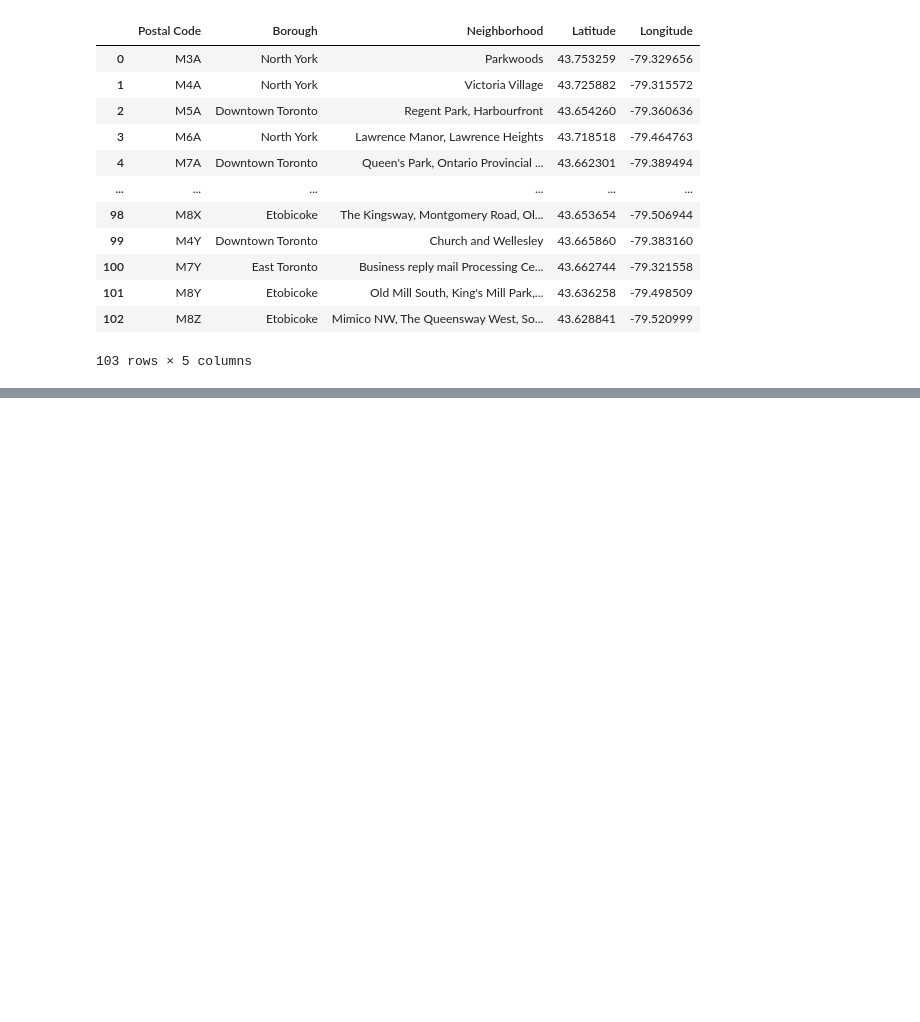
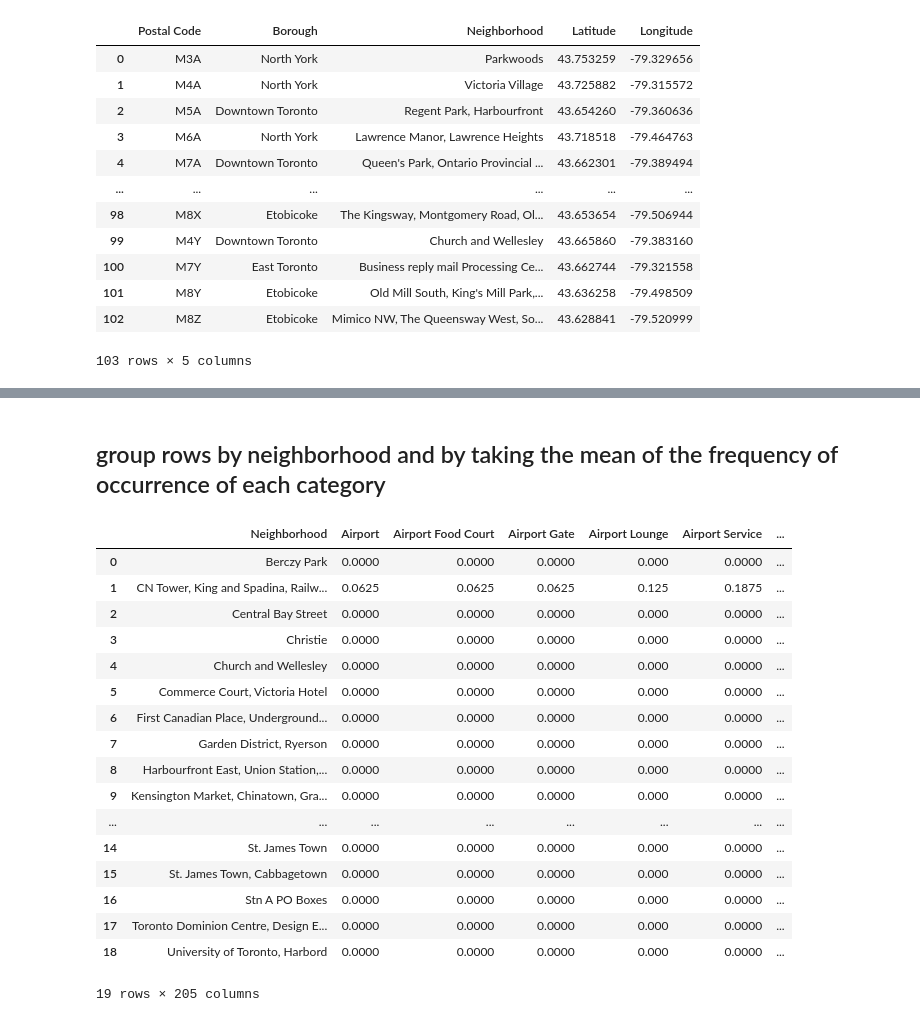
Before and after one commit to ryman016/Coursera_Capstone, a Jupyter notebook: Toronto City Segmentation .ipynb, the cells around one changed output, grey strips where cells are left out. Saved outputs shown, nothing was run; the diff lists cells and outputs as text; code cells hidden in the pictures; blank space fills up the shorter version.

```diff
--- a/Toronto City Segmentation .ipynb
+++ b/Toronto City Segmentation .ipynb
@@ -78,3 +112,7 @@ combined_df
 | 101 | M8Y | Etobicoke | Old Mill South, King's Mill Park,... | 43.636258 | -79.498509 |
 | 102 | M8Z | Etobicoke | Mimico NW, The Queensway West, So... | 43.628841 | -79.520999 |
 103 rows × 5 columns
+# %%
+#segmenting only neighborhoods in downtown Toronto
+toronto_data = combined_df[combined_df['Borough'] == 'Downtown Toronto'].reset_index(drop=True)
+toronto_data
@@ -80,0 +161,11 @@ combined_df
+# %%
+#utilizing the Foursquare API to explore the neighborhoods and segment them
+
+CLIENT_ID = 'P0JMQZLFNI2ICUI0EDBLJUHSSOBTBZ11L25JVRLLIWB5X23C' # Foursquare ID
+CLIENT_SECRET = '0YTNC25I2DD5V2AR0JTK3UTGNSCYI22ENPMKJASY31G5M1WI' # Foursquare Secret
+VERSION = '20180605' # Foursquare API version
+LIMIT = 100 # A default Foursquare API limit value
+
+print('Your credentails:')
+print('CLIENT_ID: ' + CLIENT_ID)
+print('CLIENT_SECRET:' + CLIENT_SECRET)
@@ -80,0 +218,5 @@ combined_df
+# %%
+#run each neighborhood on above function and create new df
+toronto_venues = getNearbyVenues(names=toronto_data['Neighborhood'],
+                                 latitudes=toronto_data['Latitude'],
+                                 longitudes=toronto_data['Longitude'])
@@ -80,0 +262,13 @@ combined_df
+# %%
+# one hot encoding
+toronto_onehot = pd.get_dummies(toronto_venues[['Venue Category']], prefix="", prefix_sep="")
+# add neighborhood column back to dataframe
+toronto_onehot['Neighborhood'] = toronto_venues['Neighborhood']
+
+
+# move neighborhood column to the first column
+fixed_columns = [toronto_onehot.columns[-64]] + list(toronto_onehot.columns[:-1]) #for some reason the 'neighborhood' was in the -64 position, and this moves it the first
+toronto_onehot = toronto_onehot[fixed_columns]
+toronto_onehot = toronto_onehot.loc[:,~toronto_onehot.columns.duplicated()] #must remove the duplicated neighborhood column that is still in position -64
+
+toronto_onehot
@@ -80,0 +289,24 @@ combined_df
+# %% [markdown]
+## group rows by neighborhood and by taking the mean of the frequency of occurrence of each category
+# %%
+toronto_grouped = toronto_onehot.groupby('Neighborhood').mean().reset_index()
+toronto_grouped
+# %% [output]
+|  | Neighborhood | Airport | Airport Food Court | Airport Gate | Airport Lounge | Airport Service | ... |
+| 0 | Berczy Park | 0.0000 | 0.0000 | 0.0000 | 0.000 | 0.0000 | ... |
+| 1 | CN Tower, King and Spadina, Railw... | 0.0625 | 0.0625 | 0.0625 | 0.125 | 0.1875 | ... |
+| 2 | Central Bay Street | 0.0000 | 0.0000 | 0.0000 | 0.000 | 0.0000 | ... |
+| 3 | Christie | 0.0000 | 0.0000 | 0.0000 | 0.000 | 0.0000 | ... |
+| 4 | Church and Wellesley | 0.0000 | 0.0000 | 0.0000 | 0.000 | 0.0000 | ... |
+| 5 | Commerce Court, Victoria Hotel | 0.0000 | 0.0000 | 0.0000 | 0.000 | 0.0000 | ... |
+| 6 | First Canadian Place, Underground... | 0.0000 | 0.0000 | 0.0000 | 0.000 | 0.0000 | ... |
+| 7 | Garden District, Ryerson | 0.0000 | 0.0000 | 0.0000 | 0.000 | 0.0000 | ... |
+| 8 | Harbourfront East, Union Station,... | 0.0000 | 0.0000 | 0.0000 | 0.000 | 0.0000 | ... |
+| 9 | Kensington Market, Chinatown, Gra... | 0.0000 | 0.0000 | 0.0000 | 0.000 | 0.0000 | ... |
+| ... | ... | ... | ... | ... | ... | ... | ... |
+| 14 | St. James Town | 0.0000 | 0.0000 | 0.0000 | 0.000 | 0.0000 | ... |
+| 15 | St. James Town, Cabbagetown | 0.0000 | 0.0000 | 0.0000 | 0.000 | 0.0000 | ... |
+| 16 | Stn A PO Boxes | 0.0000 | 0.0000 | 0.0000 | 0.000 | 0.0000 | ... |
+| 17 | Toronto Dominion Centre, Design E... | 0.0000 | 0.0000 | 0.0000 | 0.000 | 0.0000 | ... |
+| 18 | University of Toronto, Harbord | 0.0000 | 0.0000 | 0.0000 | 0.000 | 0.0000 | ... |
+19 rows × 205 columns
```
Also changed, not shown: parts of 26 cells of this notebook.
